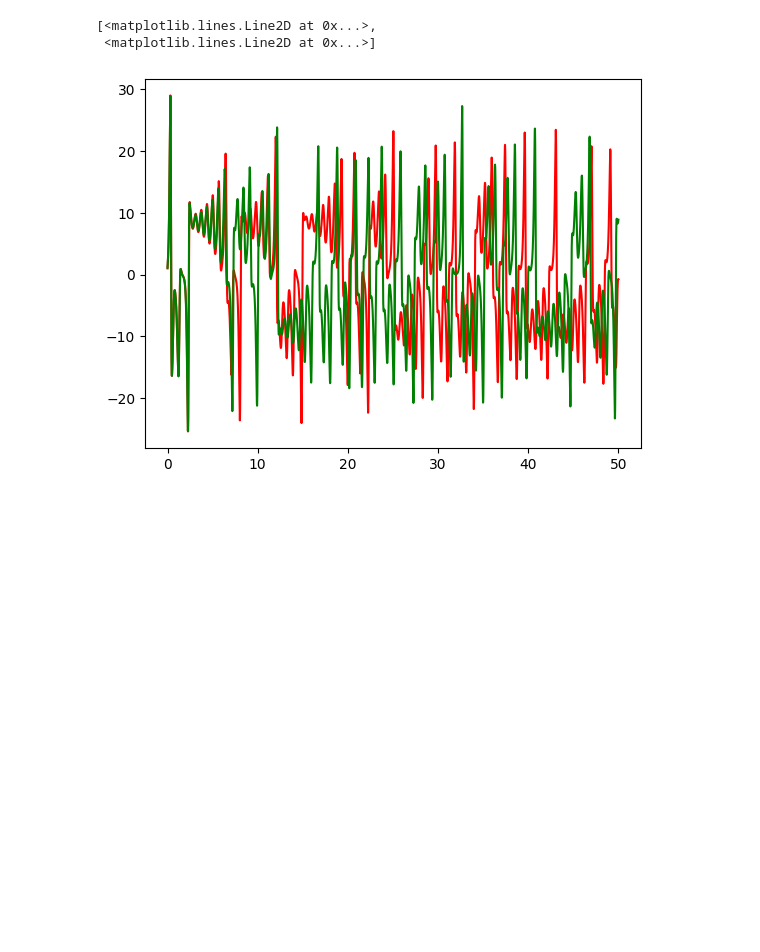
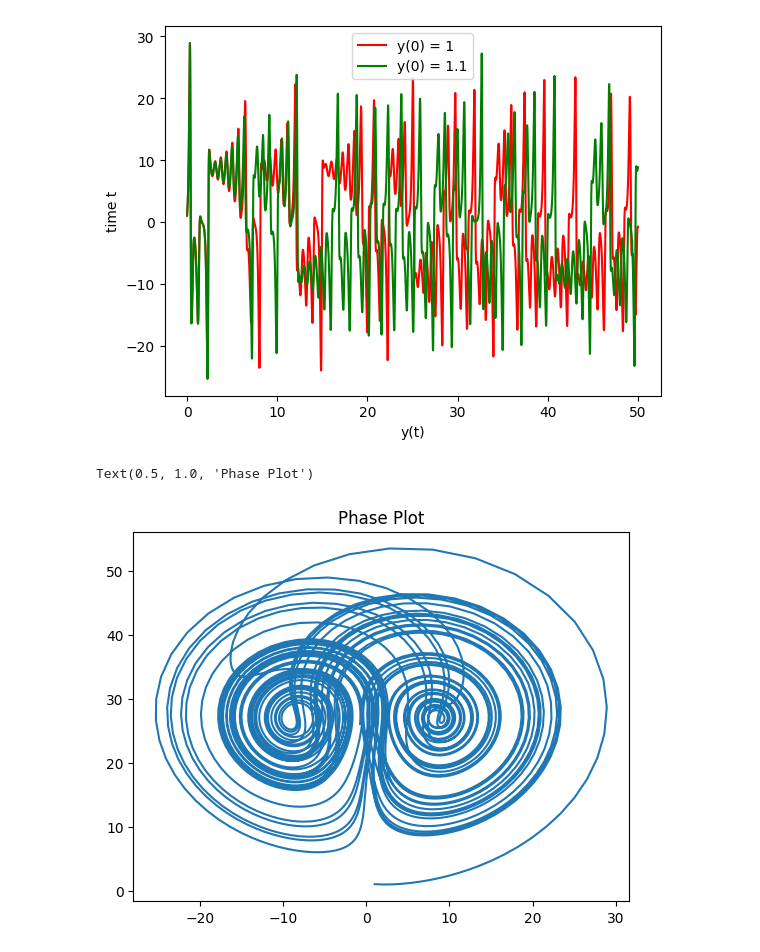
Before and after one commit to ImJudgement7497/chaos_work, a Jupyter notebook: lorenz_model.ipynb, the cells around one changed output. Cells and saved outputs as stored; diff of their text form; code cells hidden in the pictures; blank space fills up the shorter version.

Commit message:
discovered phase plot

```diff
--- a/lorenz_model.ipynb
+++ b/lorenz_model.ipynb
@@ -1,32 +1,40 @@
 # %%
 import matplotlib.pyplot as plt
 from euler import euler
 import numpy as np
 
 sigma = 10
 b = 8/3
 r = 28
 
 F = lambda t, x: np.array(
     [-sigma * x[0] + sigma * x[1],
      -x[0] * x[2] + r*x[0] - x[1],
      x[0]*x[1] - b*x[2]
      ]
 )
 
 x0 = [1, 1, 1]
 x01 = [1, 1.1, 1]
 t0 = 0
 tmax = 50
 dt = 0.01
 
 t, x1 = euler(F, x0, t0, tmax, dt)
 t, x2 = euler(F, x01, t0, tmax, dt)
 
 plt.plot(
          t, x1[:, 1], "r",
-         t, x2[:, 1], "g")
+         t, x2[:, 1], "g"
+         )
+plt.xlabel("y(t)")
+plt.ylabel("time t")
+plt.legend(["y(0) = 1", "y(0) = 1.1"])
+plt.show()
+
+plt.plot(x1[:, 1], x1[:, 2])
+plt.title("Phase Plot")
 # %% [output]
+[figure, new version]
-[<matplotlib.lines.Line2D at 0x...>,
- <matplotlib.lines.Line2D at 0x...>]
+Text(0.5, 1.0, 'Phase Plot')
-[figure, old version]
+[figure, added]
```
Also changed, not shown: 1 other file.
